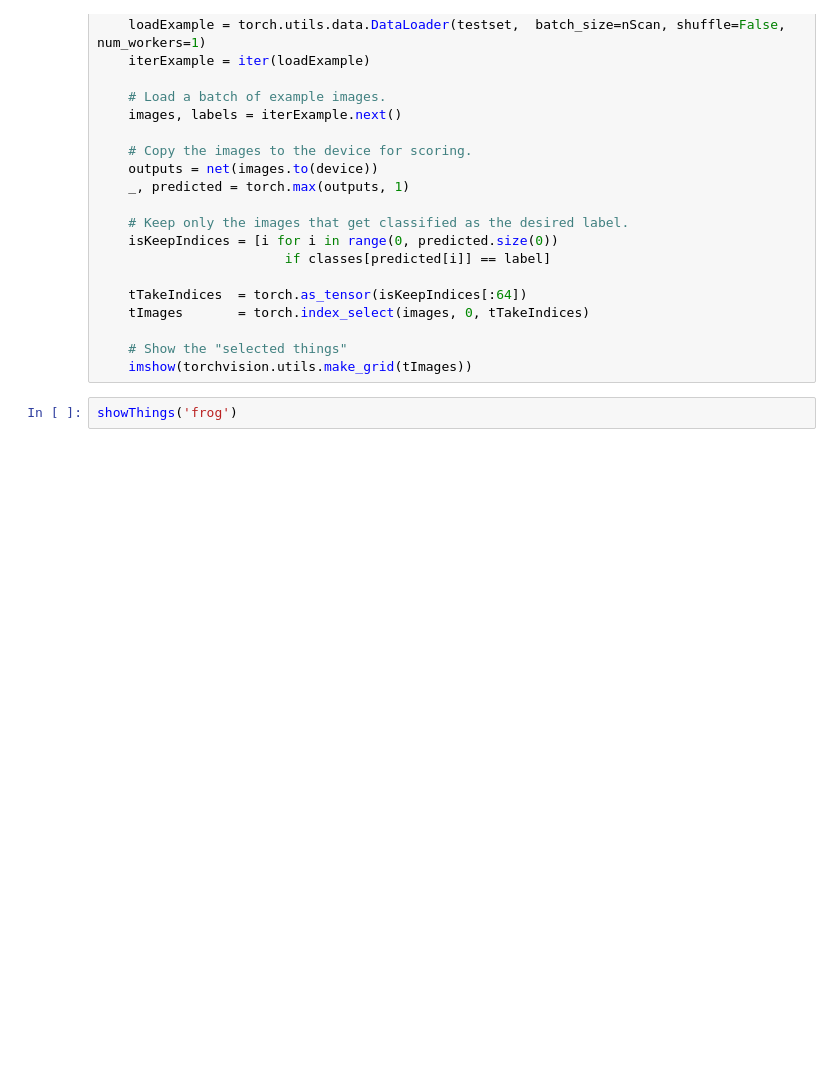
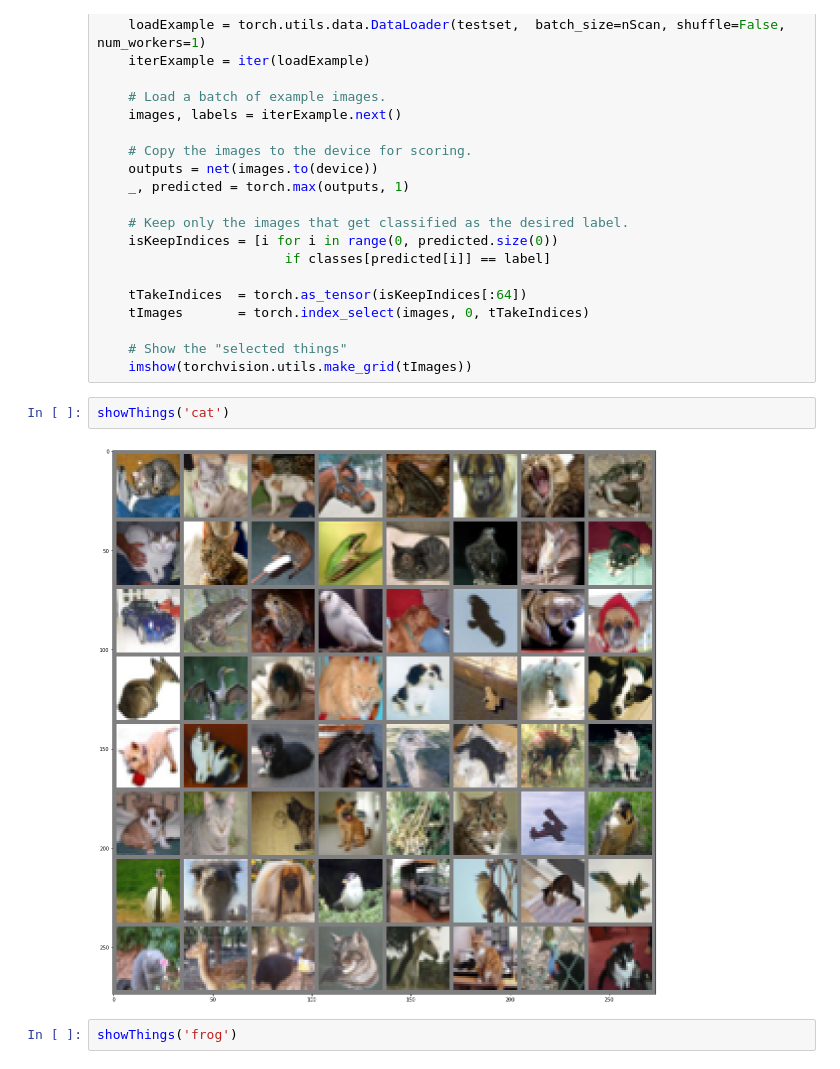
Before and after one commit to benl23x5/deep, a Jupyter notebook: blitz/pytorch-blitz-nn-classifier.ipynb, the cells around one changed output. Saved outputs shown, nothing was run; the diff lists cells and outputs as text; blank space fills up the shorter version.

```diff
--- a/blitz/pytorch-blitz-nn-classifier.ipynb
+++ b/blitz/pytorch-blitz-nn-classifier.ipynb
@@ -280,6 +283,10 @@ def showThings(label):
 
     # Show the "selected things"
     imshow(torchvision.utils.make_grid(tImages))
+# %%
+showThings('cat')
+# %% [output]
+[figure, added]
 # %%
 showThings('frog')
 # %% [output]
```
Also changed, not shown: parts of 1 cell of this notebook.
